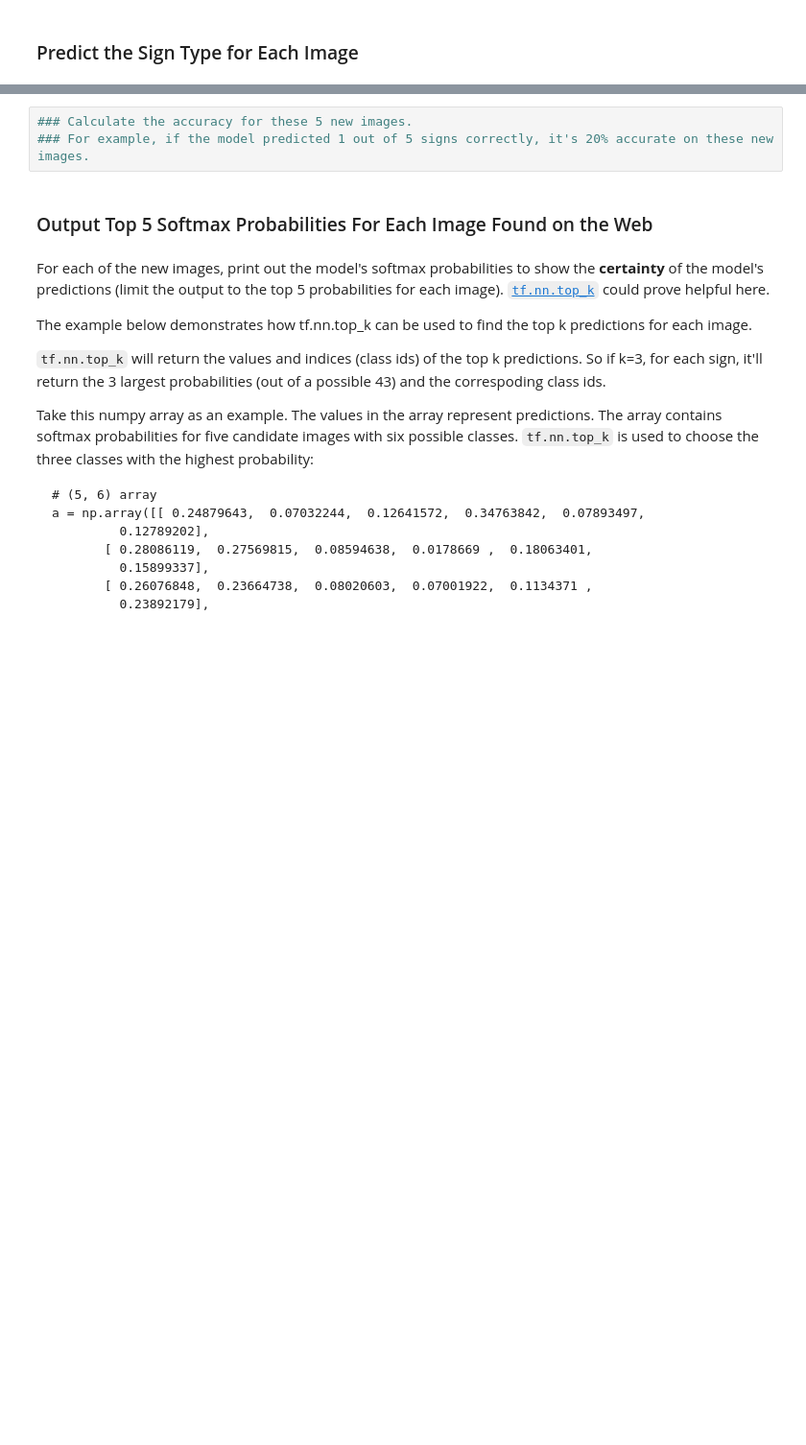
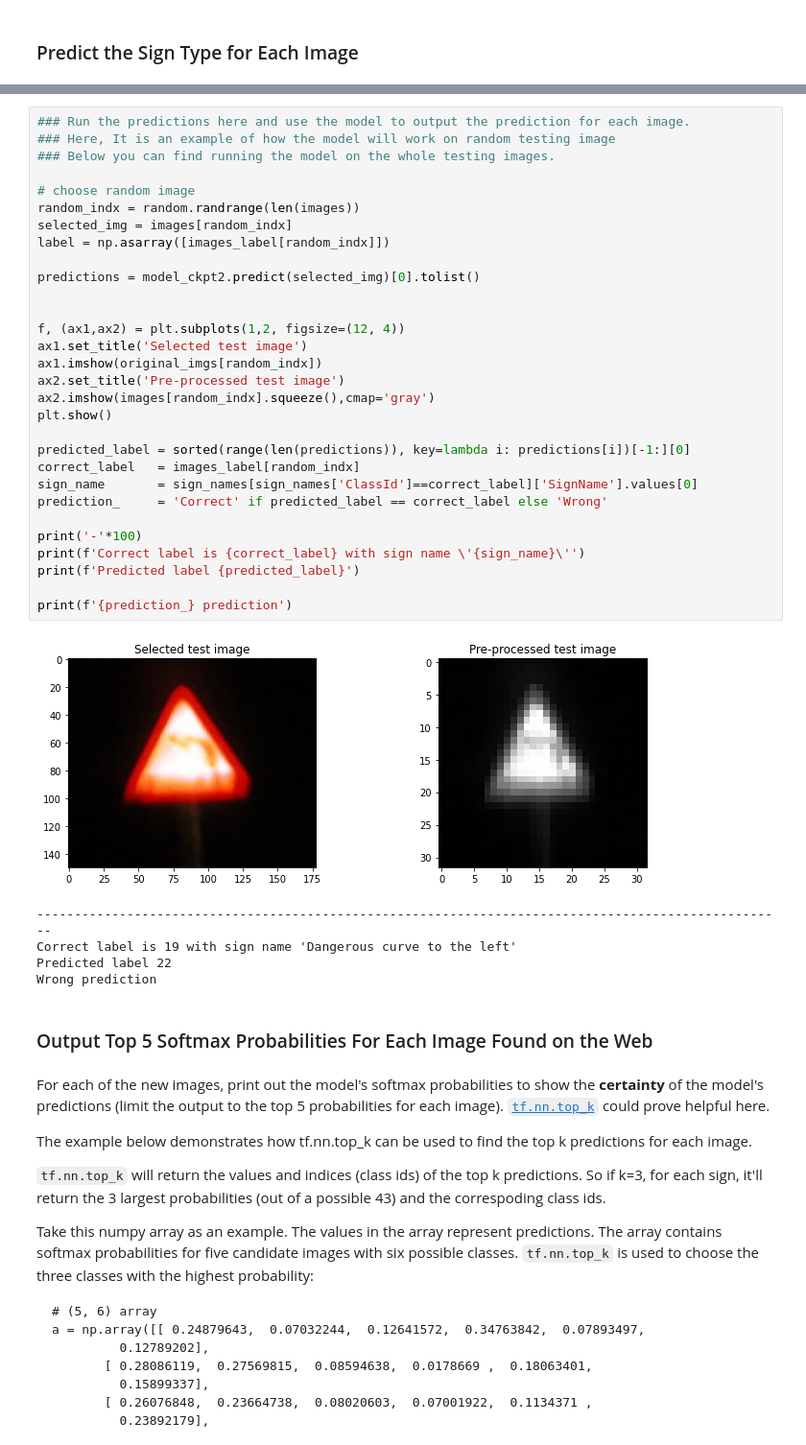
Before and after one commit to DavidAbdelmalek/Self_Driving_Car_ND, a Jupyter notebook: CarND-Traffic-Sign-Classifier-Project/Traffic_Sign_Classifier.ipynb, the cells around one changed output, grey strips where cells are left out. Shown at 96% size. Drawn from its saved outputs; the diff is of its cells as text; blank space fills up the shorter version.

```diff
--- a/CarND-Traffic-Sign-Classifier-Project/Traffic_Sign_Classifier.ipynb
+++ b/CarND-Traffic-Sign-Classifier-Project/Traffic_Sign_Classifier.ipynb
@@ -874,6 +945,39 @@ You may find `signnames.csv` useful as it contains mappings from the class id (i
-# %%
-### Calculate the accuracy for these 5 new images.
-### For example, if the model predicted 1 out of 5 signs correctly, it's 20% accurate on these new images.
+# %%
+### Run the predictions here and use the model to output the prediction for each image.
+### Here, It is an example of how the model will work on random testing image
+### Below you can find running the model on the whole testing images.
+
+# choose random image
+random_indx = random.randrange(len(images))
+selected_img = images[random_indx]
+label = np.asarray([images_label[random_indx]])
+
+predictions = model_ckpt2.predict(selected_img)[0].tolist()
+
+
+f, (ax1,ax2) = plt.subplots(1,2, figsize=(12, 4))
+ax1.set_title('Selected test image')
+ax1.imshow(original_imgs[random_indx])
+ax2.set_title('Pre-processed test image')
+ax2.imshow(images[random_indx].squeeze(),cmap='gray')
+plt.show()
+
+predicted_label = sorted(range(len(predictions)), key=lambda i: predictions[i])[-1:][0]
+correct_label   = images_label[random_indx]
+sign_name       = sign_names[sign_names['ClassId']==correct_label]['SignName'].values[0]
+prediction_     = 'Correct' if predicted_label == correct_label else 'Wrong'
+
+print('-'*100)
+print(f'Correct label is {correct_label} with sign name \'{sign_name}\'')
+print(f'Predicted label {predicted_label}')
+
+print(f'{prediction_} prediction')
+# %% [output]
+[figure, added]
+----------------------------------------------------------------------------------------------------
+Correct label is 19 with sign name 'Dangerous curve to the left'
+Predicted label 22
+Wrong prediction
 # %% [markdown]
 ### Output Top 5 Softmax Probabilities For Each Image Found on the Web
 # %% [markdown]
```
Also changed, not shown: parts of 33 cells of this notebook, 28 other files.
